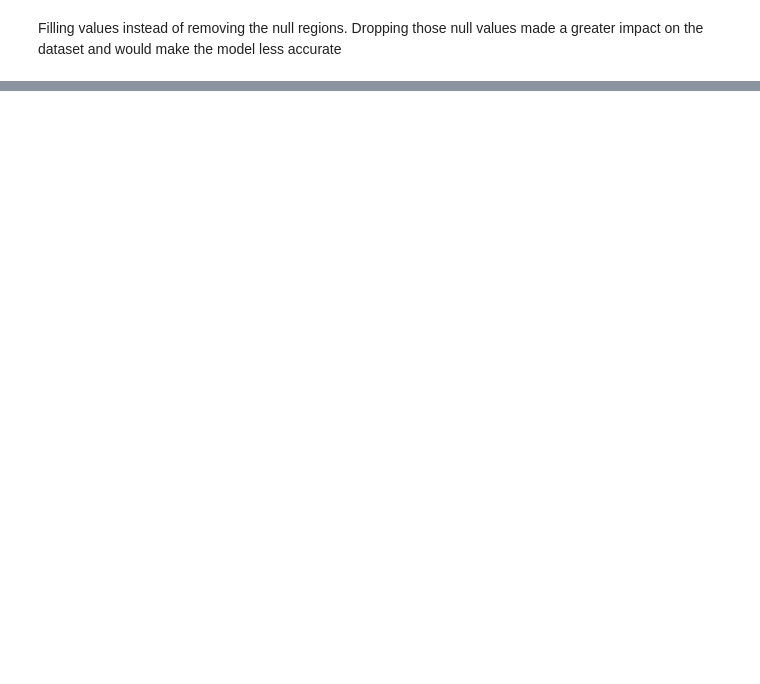
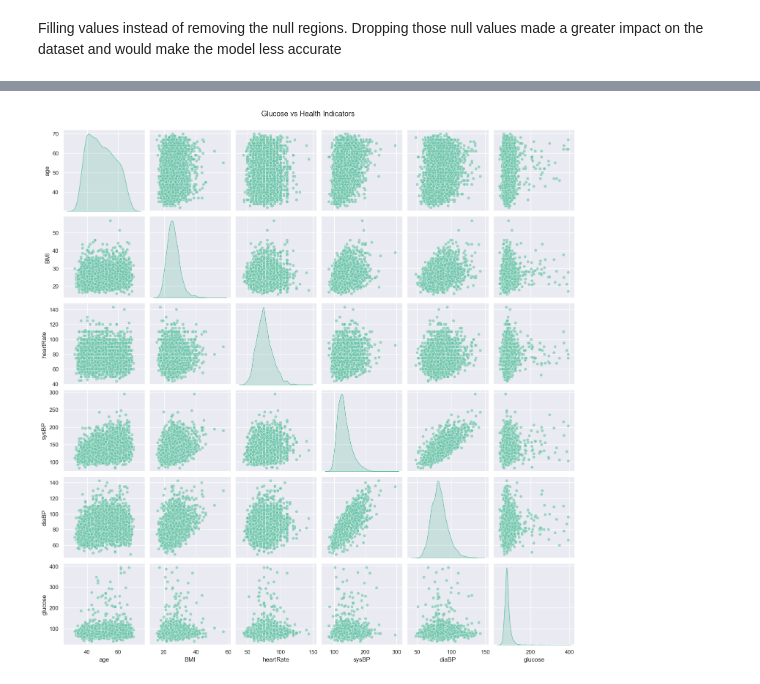
Before and after one commit to jboiie/GlucoseLevelPrediction, a Jupyter notebook: Glucose_Prediction_Summary (1).ipynb, the cells around one changed output, grey strips where cells are left out. Cells and saved outputs as stored; diff of their text form; code cells hidden in the pictures; blank space fills up the shorter version.

```diff
--- a/Glucose_Prediction_Summary (1).ipynb
+++ b/Glucose_Prediction_Summary (1).ipynb
@@ -60,0 +116,12 @@ Filling values instead of removing the null regions. Dropping those null values
+# %%
+import matplotlib.pyplot as plt
+import seaborn as sns
+
+sns.set(style="darkgrid", palette="Set2")
+
+plt.figure(figsize=(8, 5))
+sns.histplot(df_cleaned['glucose'], kde=True, bins=30, color='darkgreen')
+plt.title('Distribution of Glucose Levels')
+plt.xlabel('Glucose')
+plt.ylabel('Count')
+plt.show()
@@ -60,0 +130,8 @@ Filling values instead of removing the null regions. Dropping those null values
+# %%
+# Pair plots of glucose with some important features
+features_to_plot = ['age', 'BMI', 'heartRate', 'sysBP', 'diaBP', 'glucose']
+sns.pairplot(df_cleaned[features_to_plot], diag_kind="kde", plot_kws={'alpha':0.6})
+plt.suptitle("Glucose vs Health Indicators", y=1.02)
+plt.show()
+# %% [output]
+[figure, added]
```
Also changed, not shown: parts of 5 cells of this notebook.
